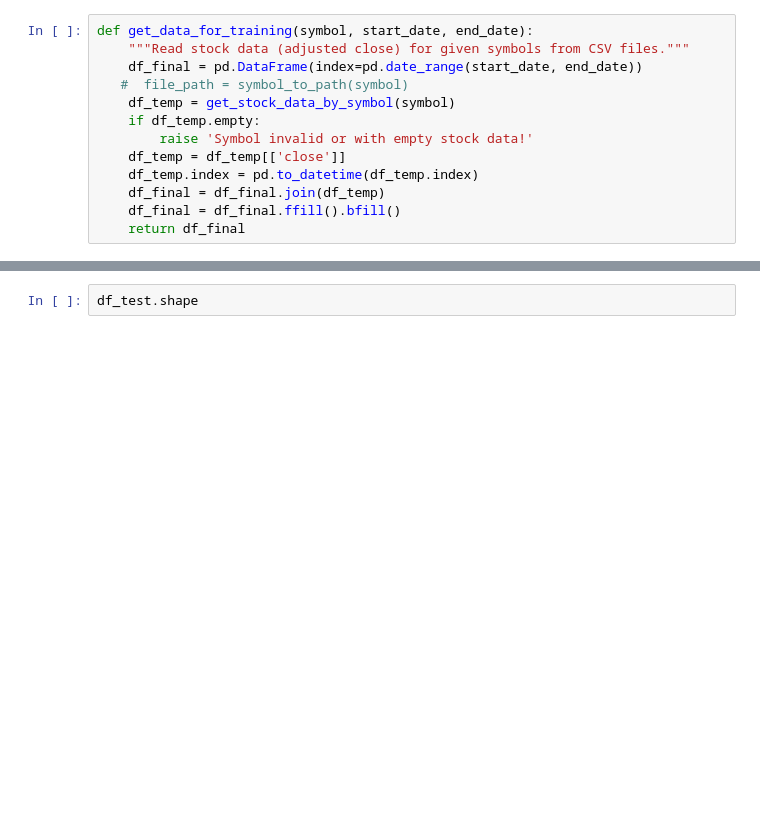
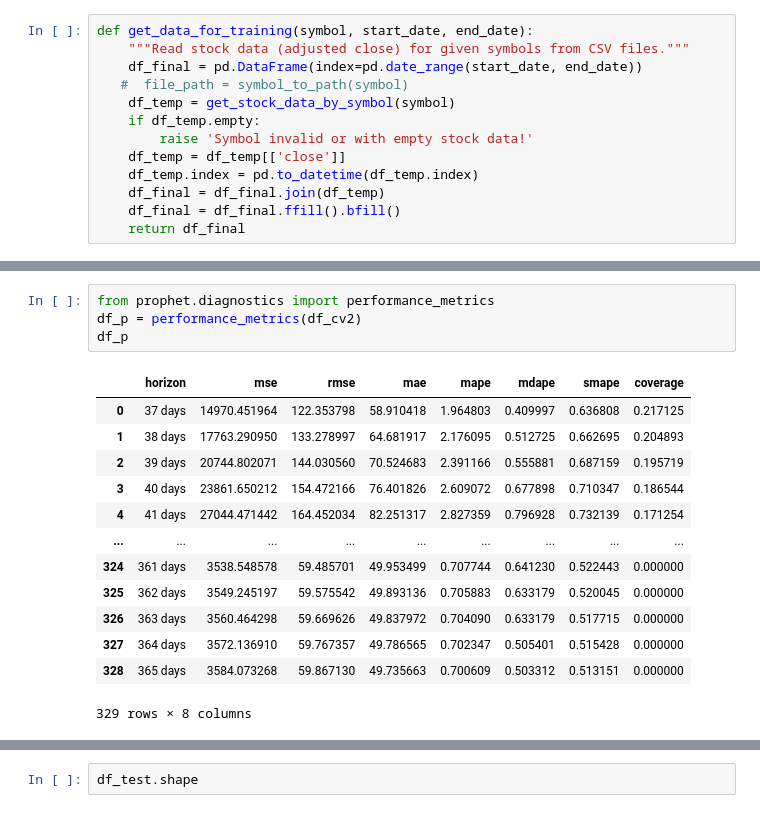
Before and after one commit to paulowiz/udacitty-stock-predictor, a Jupyter notebook: stock.ipynb, the cells around one changed output, grey strips where cells are left out. Drawn from its saved outputs; the diff is of its cells as text; blank space fills up the shorter version.

```diff
--- a/stock.ipynb
+++ b/stock.ipynb
@@ -337,0 +387,18 @@ RMSE: 38.310287526708166
+# %%
+from prophet.diagnostics import performance_metrics
+df_p = performance_metrics(df_cv2)
+df_p
+# %% [output]
+|  | horizon | mse | rmse | mae | mape | mdape | smape | coverage |
+| 0 | 37 days | 14970.451964 | 122.353798 | 58.910418 | 1.964803 | 0.409997 | 0.636808 | 0.217125 |
+| 1 | 38 days | 17763.290950 | 133.278997 | 64.681917 | 2.176095 | 0.512725 | 0.662695 | 0.204893 |
+| 2 | 39 days | 20744.802071 | 144.030560 | 70.524683 | 2.391166 | 0.555881 | 0.687159 | 0.195719 |
+| 3 | 40 days | 23861.650212 | 154.472166 | 76.401826 | 2.609072 | 0.677898 | 0.710347 | 0.186544 |
+| 4 | 41 days | 27044.471442 | 164.452034 | 82.251317 | 2.827359 | 0.796928 | 0.732139 | 0.171254 |
+| ... | ... | ... | ... | ... | ... | ... | ... | ... |
+| 324 | 361 days | 3538.548578 | 59.485701 | 49.953499 | 0.707744 | 0.641230 | 0.522443 | 0.000000 |
+| 325 | 362 days | 3549.245197 | 59.575542 | 49.893136 | 0.705883 | 0.633179 | 0.520045 | 0.000000 |
+| 326 | 363 days | 3560.464298 | 59.669626 | 49.837972 | 0.704090 | 0.633179 | 0.517715 | 0.000000 |
+| 327 | 364 days | 3572.136910 | 59.767357 | 49.786565 | 0.702347 | 0.505401 | 0.515428 | 0.000000 |
+| 328 | 365 days | 3584.073268 | 59.867130 | 49.735663 | 0.700609 | 0.503312 | 0.513151 | 0.000000 |
+329 rows × 8 columns
```
Also changed, not shown: parts of 20 cells of this notebook, 2 other files.
